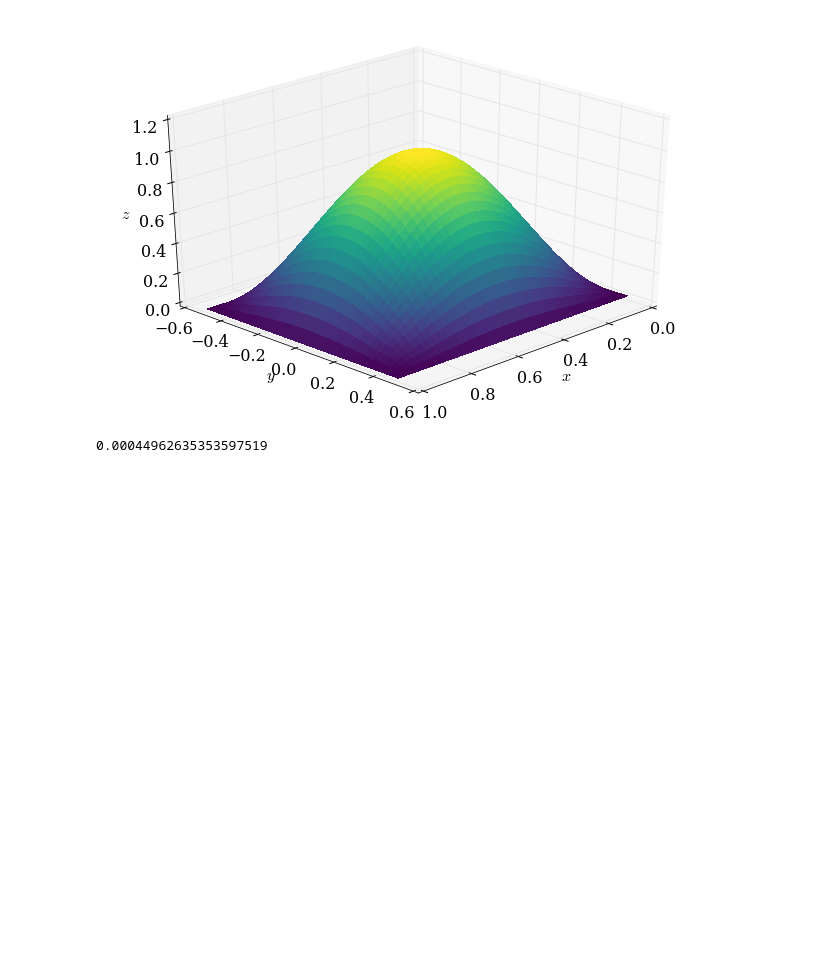
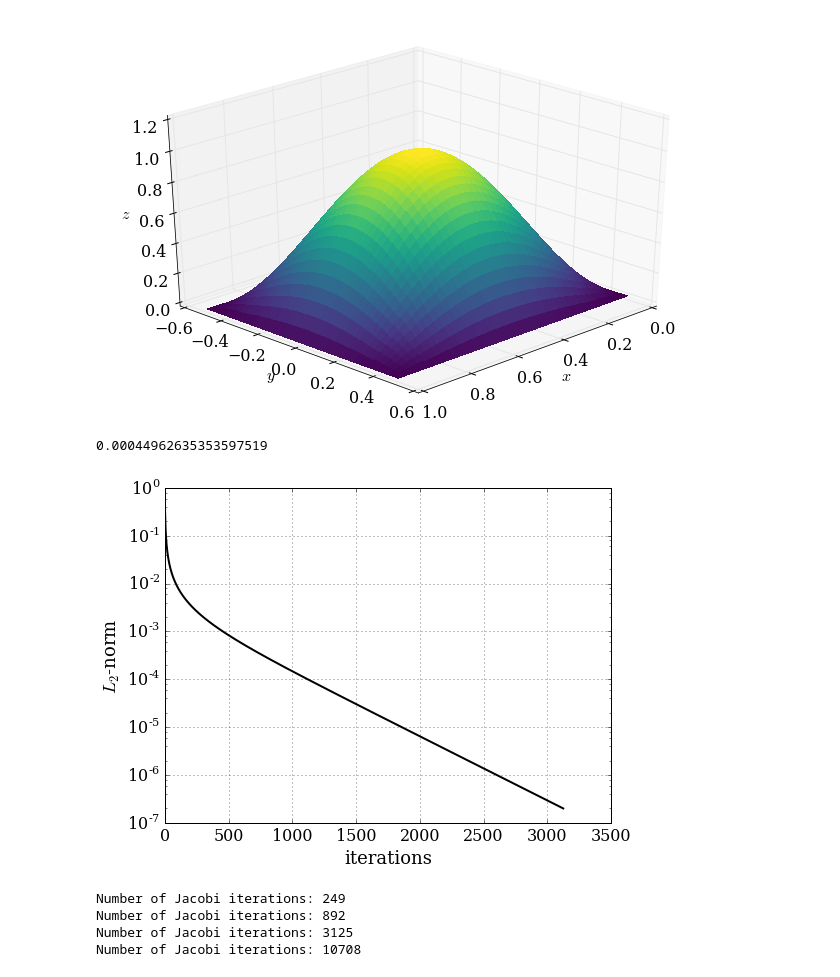
Before and after one commit to rambandaru/MAE6286, a Jupyter notebook: lessons/Elliptic_Problems/2D_Poission_Equation.ipynb, the cells around one changed output. Saved outputs shown, nothing was run; the diff lists cells and outputs as text; code cells hidden in the pictures; blank space fills up the shorter version.

```diff
--- a/lessons/Elliptic_Problems/2D_Poission_Equation.ipynb
+++ b/lessons/Elliptic_Problems/2D_Poission_Equation.ipynb
@@ -151,3 +151,31 @@ error = L2_rel_error(p,p_an)
 error
 # %% [output]
 0.00044962635353597519
+# %%
+pyplot.figure(figsize=(8,6))
+pyplot.grid(True)
+pyplot.xlabel(r'iterations', fontsize=18)
+pyplot.ylabel(r'$L_2$-norm', fontsize=18)
+pyplot.semilogy(numpy.arange(len(l2_conv)), l2_conv, lw=2, color='k');
+# %% [output]
+[figure, added]
+# %%
+nx_values = [11,21,41,81]
+
+error = numpy.zeros_like(nx_values, dtype=numpy.float)
+
+for i, nx in enumerate(nx_values):
+
+    ny = nx
+
+    X, Y, c, y, p_i, b, dx, dy, L = poisson_IG(nx, ny, xmax, xmin, ymax, ymin)
+    p, l2_conv = poisson_2d(p_i.copy(), b, dx, dy, l2_target)
+
+    p_an = p_analytical(X,Y,L)
+
+    error[i] = L2_rel_error(p,p_an)
+# %% [output]
+Number of Jacobi iterations: 249
+Number of Jacobi iterations: 892
+Number of Jacobi iterations: 3125
+Number of Jacobi iterations: 10708
```
Also changed, not shown: parts of 1 cell of this notebook.
